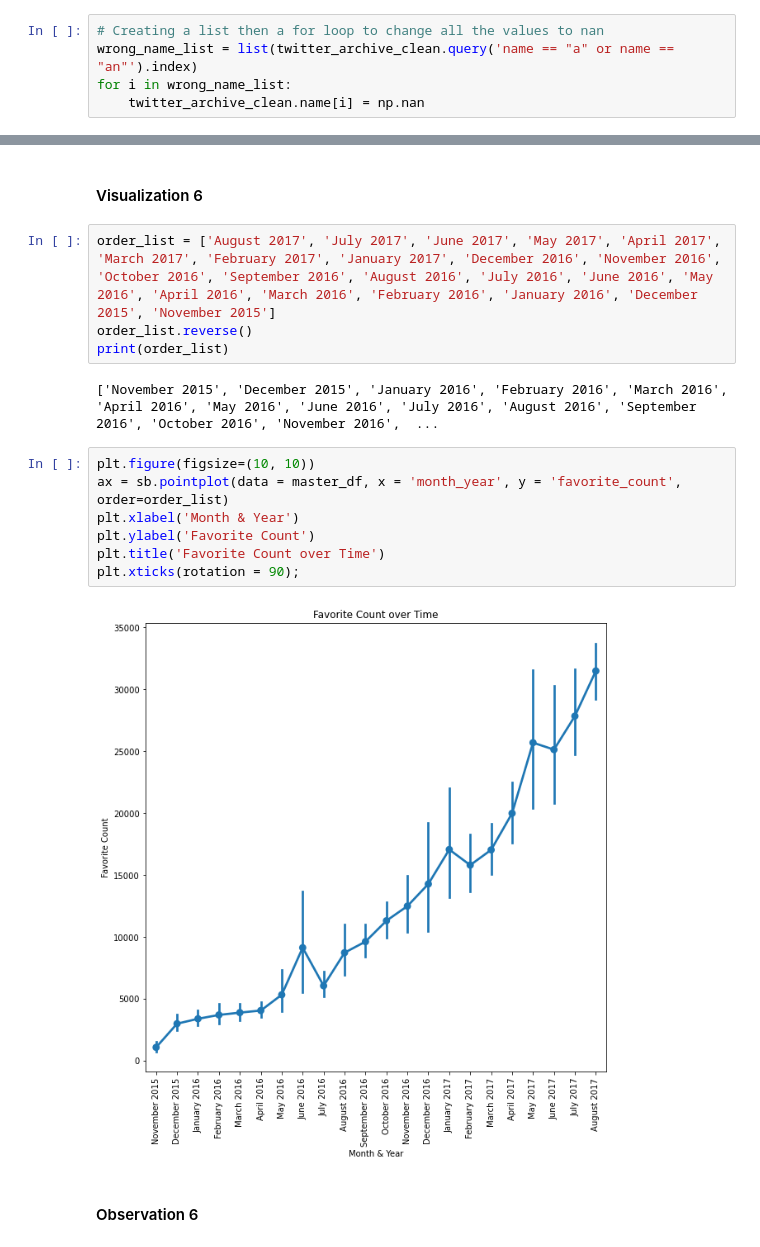
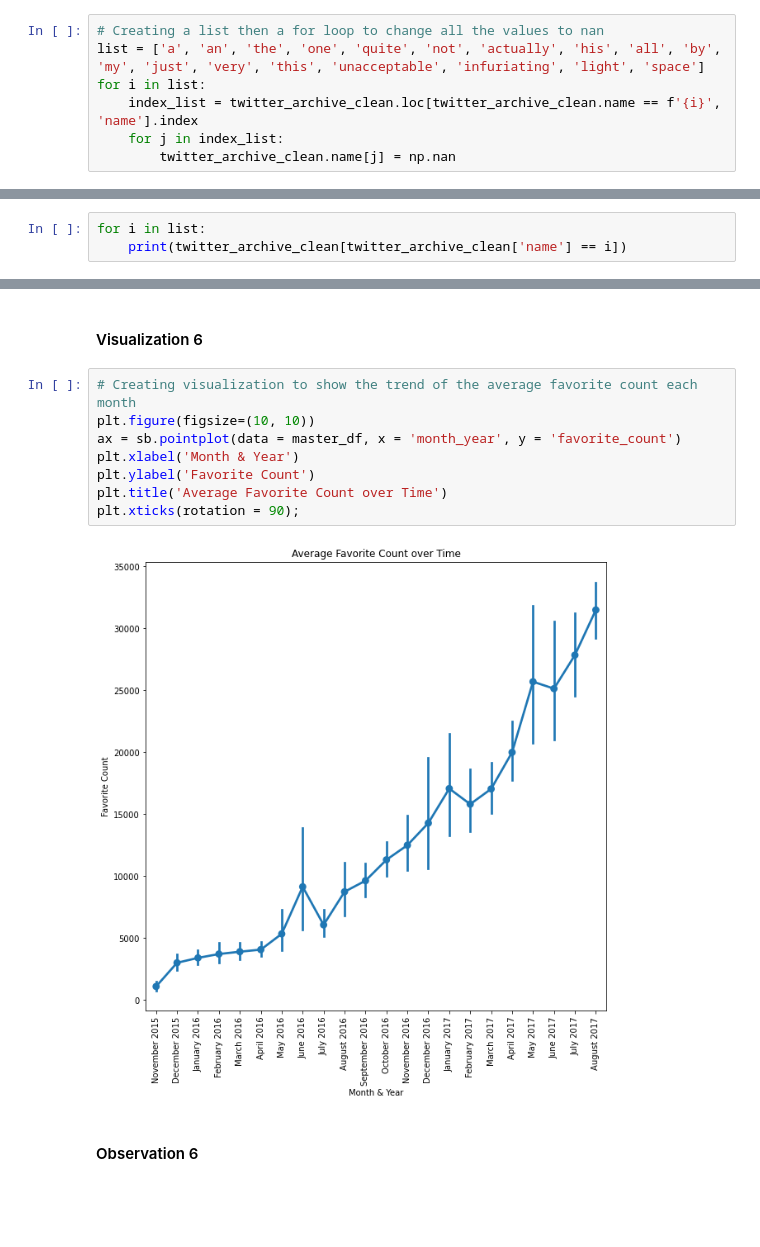
Before and after one commit to Braim016/weratedogs-wrangling, a Jupyter notebook: wrangle_act_updated.ipynb, the cells around one changed output, grey strips where cells are left out. Saved outputs shown, nothing was run; the diff lists cells and outputs as text; blank space fills up the shorter version.

```diff
--- a/wrangle_act_updated.ipynb
+++ b/wrangle_act_updated.ipynb
@@ -1011,9 +1011,11 @@ Here, I'll replace all the `a` and `an` name values with nan as both names don't
 #### Code
 # %%
 # Creating a list then a for loop to change all the values to nan
-wrong_name_list = list(twitter_archive_clean.query('name == "a" or name == "an"').index)
-for i in wrong_name_list:
-    twitter_archive_clean.name[i] = np.nan
+list = ['a', 'an', 'the', 'one', 'quite', 'not', 'actually', 'his', 'all', 'by', 'my', 'just', 'very', 'this', 'unacceptable', 'infuriating', 'light', 'space']
+for i in list:
+    index_list = twitter_archive_clean.loc[twitter_archive_clean.name == f'{i}', 'name'].index
+    for j in index_list:
+        twitter_archive_clean.name[j] = np.nan
 # %% [output]
 A value is trying to be set on a copy of a slice from a DataFrame
 
@@ -1038,0 +1025,3 @@ Name: name, Length: 953, dtype: int64
+# %%
+for i in list:
+    print(twitter_archive_clean[twitter_archive_clean['name'] == i])
@@ -1599,21 +1645,16 @@ Now, we can make our visualization
 # %% [markdown]
 <a id='viz6'></a>
 #### Visualization 6
-# %%
-order_list = ['August 2017', 'July 2017', 'June 2017', 'May 2017', 'April 2017', 'March 2017', 'February 2017', 'January 2017', 'December 2016', 'November 2016', 'October 2016', 'September 2016', 'August 2016', 'July 2016', 'June 2016', 'May 2016', 'April 2016', 'March 2016', 'February 2016', 'January 2016', 'December 2015', 'November 2015']
-order_list.reverse()
-print(order_list)
-# %% [output]
-['November 2015', 'December 2015', 'January 2016', 'February 2016', 'March 2016', 'April 2016', 'May 2016', 'June 2016', 'July 2016', 'August 2016', 'September 2016', 'October 2016', 'November 2016',  ...
 # %%
+# Creating visualization to show the trend of the average favorite count each month
 plt.figure(figsize=(10, 10))
-ax = sb.pointplot(data = master_df, x = 'month_year', y = 'favorite_count', order=order_list)
+ax = sb.pointplot(data = master_df, x = 'month_year', y = 'favorite_count')
 plt.xlabel('Month & Year')
 plt.ylabel('Favorite Count')
-plt.title('Favorite Count over Time')
+plt.title('Average Favorite Count over Time')
 plt.xticks(rotation = 90);
 # %% [output]
-[figure, old version]
+[figure, new version]
 # %% [markdown]
 #### Observation 6
 # %% [markdown]
```
Also changed, not shown: parts of 24 cells of this notebook, 1 other file.
